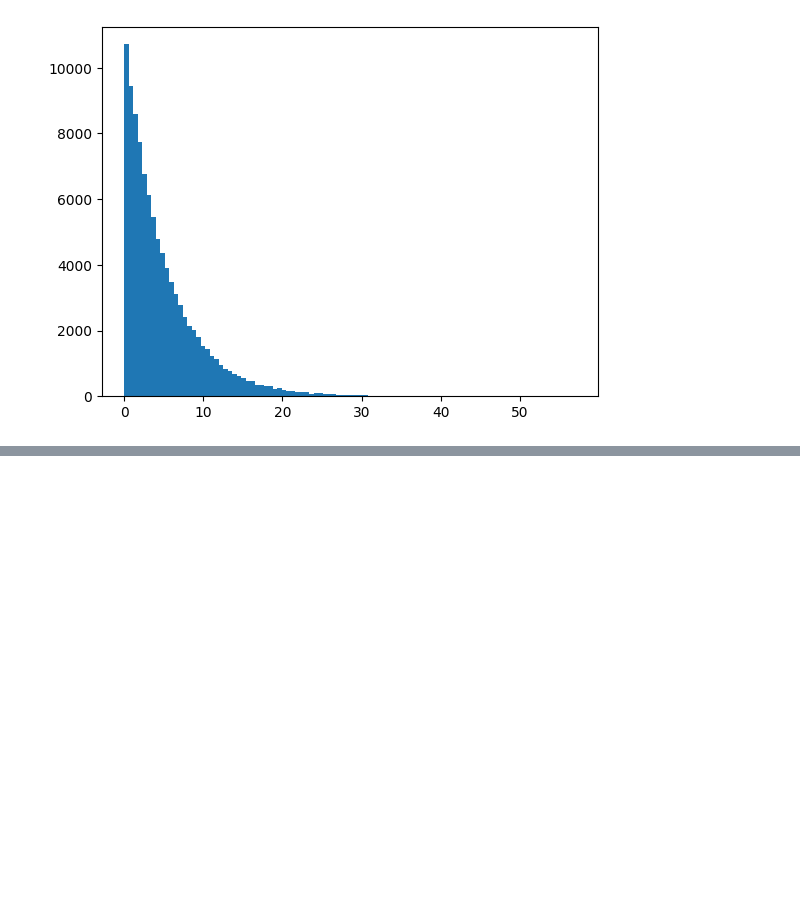
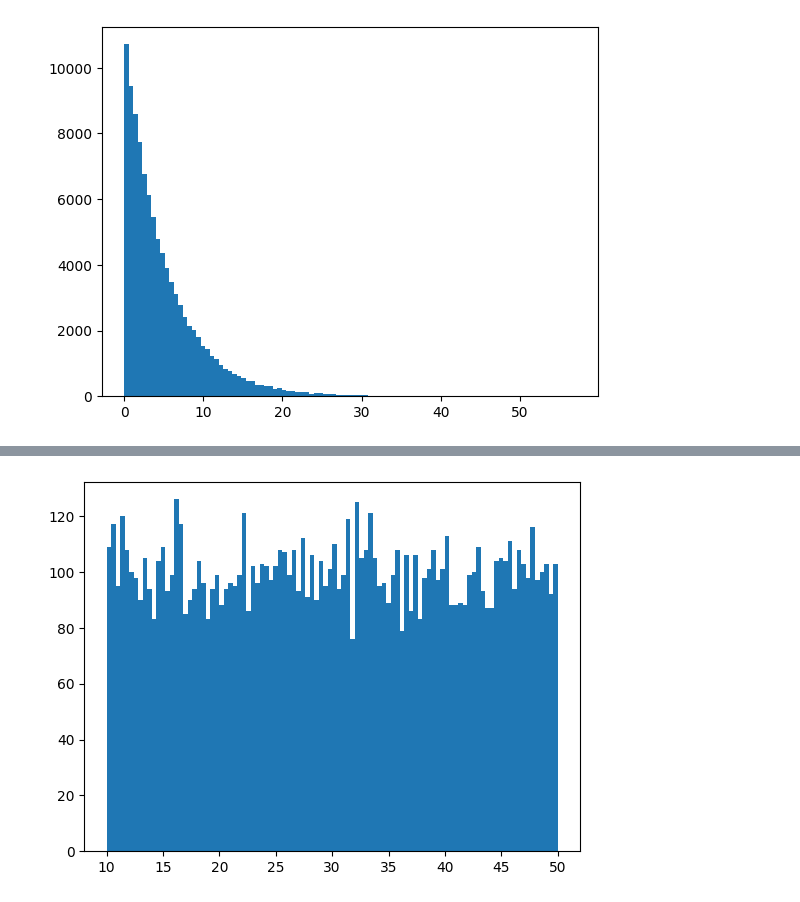
Before and after one commit to Joao-Inacio/NumPy-Essencial-para-Desenvolvedores-Python, a Jupyter notebook: 0.6_Numeros_aleatorios/num.ipynb, the cells around one changed output, grey strips where cells are left out. Cells and saved outputs as stored; diff of their text form; code cells hidden in the pictures; blank space fills up the shorter version.

```diff
--- a/0.6_Numeros_aleatorios/num.ipynb
+++ b/0.6_Numeros_aleatorios/num.ipynb
@@ -232,0 +273,4 @@ plt.hist(rng.exponential(scale=5, size=100_000), bins=100);
+# %%
+plt.hist(rng.uniform(low=10, high=50, size=100_00), bins=100);
+# %% [output]
+[figure, added]
```
Also changed, not shown: parts of 11 cells of this notebook.
